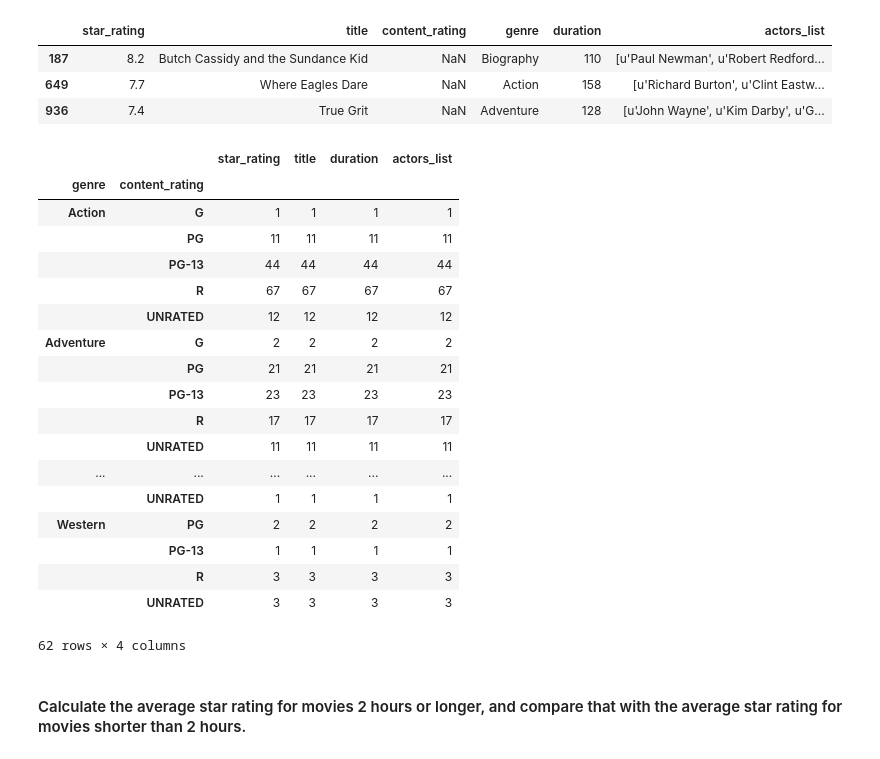
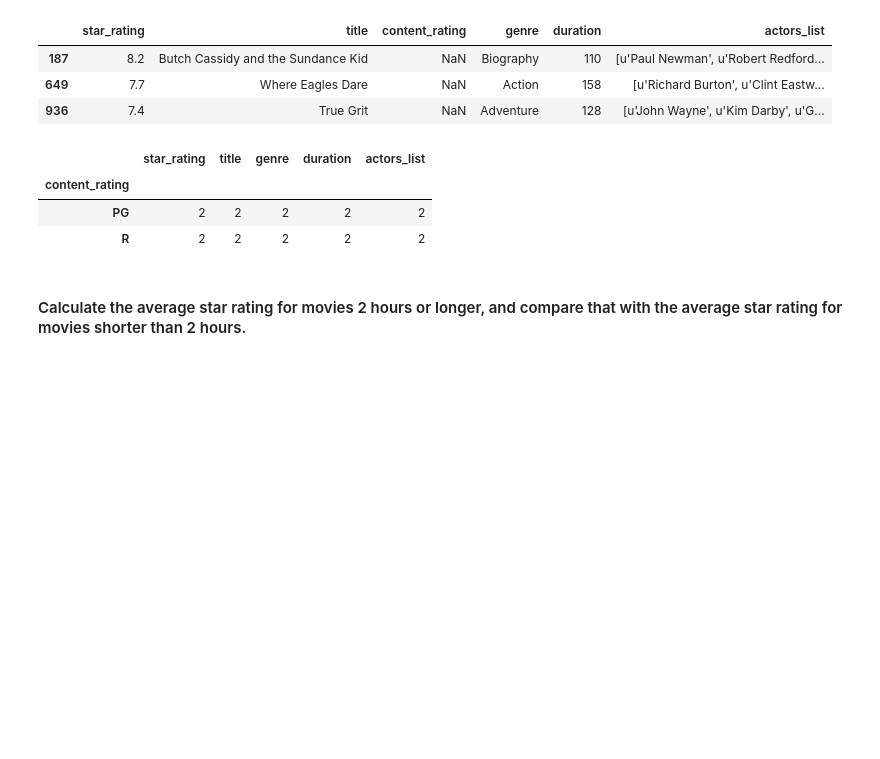
Before and after one commit to tstrait/Unit2project, a Jupyter notebook: imdb.ipynb, the cells around one changed output. Cells and saved outputs as stored; diff of their text form; code cells hidden in the pictures; blank space fills up the shorter version.

```diff
--- a/imdb.ipynb
+++ b/imdb.ipynb
@@ -189,28 +189,16 @@ ratingschangedf.loc[ratingschangedf.loc[:,'content_rating'].isnull(), :]
 | 649 | 7.7 | Where Eagles Dare | NaN | Action | 158 | [u'Richard Burton', u'Clint Eastw... |
 | 936 | 7.4 | True Grit | NaN | Adventure | 128 | [u'John Wayne', u'Kim Darby', u'G... |
 # %%
+#COME BACK TO THIS!#
 #Check what content ratings are most common for each genre and actor
-ratingschangedf.groupby(['genre', 'content_rating']).count()
+#ratingschangedf.loc[ratingschangedf.loc[:, 'duration']>120, :].groupby(['genre', 'content_rating']).count()
+
+ratingschangedf.loc[ratingschangedf.loc[:, 'actors_list'].str.contains('Robert Redford'), :].groupby([ 'content_rating']).count()
 # %% [output]
-|  |  | star_rating | title | duration | actors_list |
-| genre | content_rating |  |  |  |  |
-| Action | G | 1 | 1 | 1 | 1 |
-|  | PG | 11 | 11 | 11 | 11 |
-|  | PG-13 | 44 | 44 | 44 | 44 |
-|  | R | 67 | 67 | 67 | 67 |
-|  | UNRATED | 12 | 12 | 12 | 12 |
-| Adventure | G | 2 | 2 | 2 | 2 |
-|  | PG | 21 | 21 | 21 | 21 |
-|  | PG-13 | 23 | 23 | 23 | 23 |
-|  | R | 17 | 17 | 17 | 17 |
-|  | UNRATED | 11 | 11 | 11 | 11 |
-| ... | ... | ... | ... | ... | ... |
-|  | UNRATED | 1 | 1 | 1 | 1 |
-| Western | PG | 2 | 2 | 2 | 2 |
-|  | PG-13 | 1 | 1 | 1 | 1 |
-|  | R | 3 | 3 | 3 | 3 |
-|  | UNRATED | 3 | 3 | 3 | 3 |
+|  | star_rating | title | genre | duration | actors_list |
+| content_rating |  |  |  |  |  |
+| PG | 2 | 2 | 2 | 2 | 2 |
+| R | 2 | 2 | 2 | 2 | 2 |
-62 rows × 4 columns
 # %% [markdown]
 #### Calculate the average star rating for movies 2 hours or longer, and compare that with the average star rating for movies shorter than 2 hours.
 # %%
```
Also changed, not shown: parts of 16 cells of this notebook.
